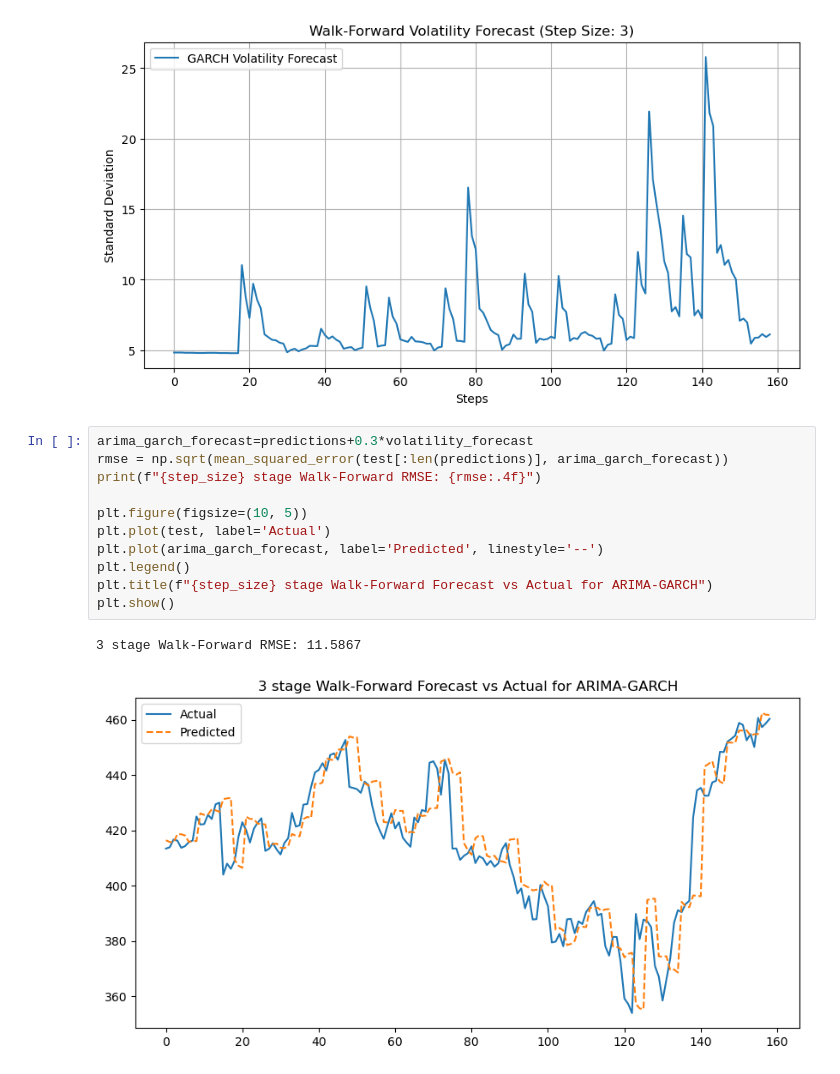
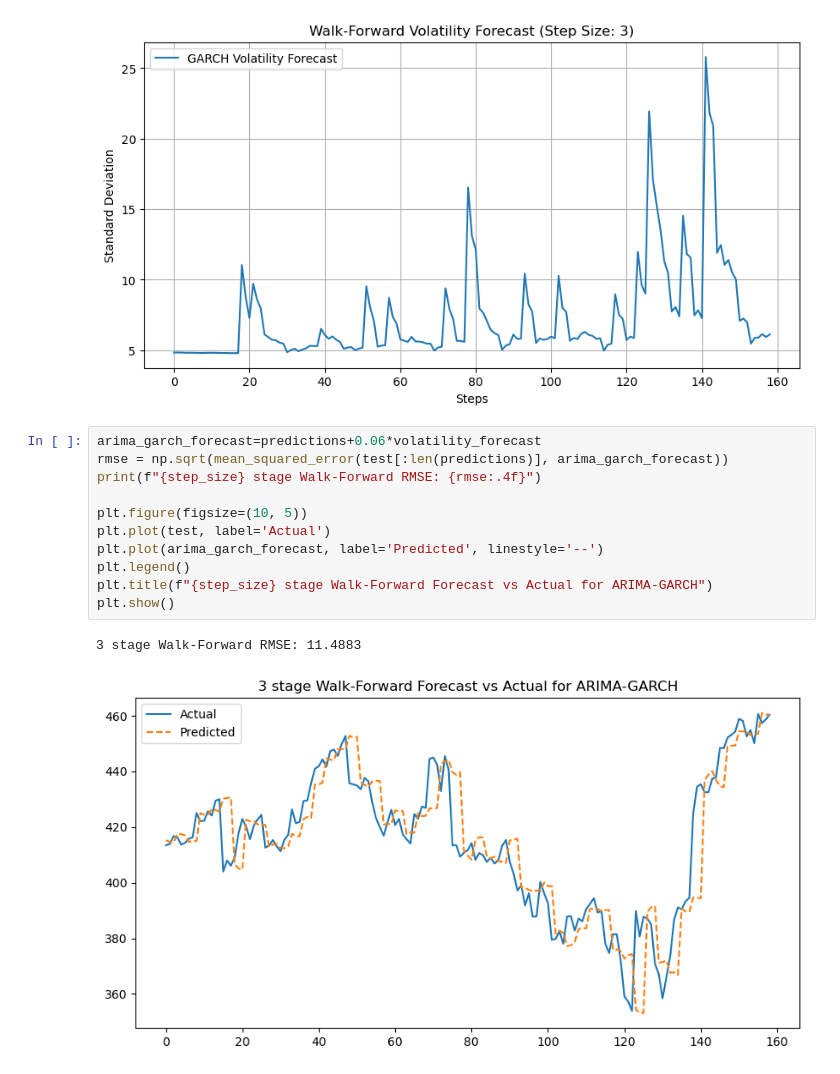
Before and after one commit to 035skt/ECO723, a Jupyter notebook: Analysis_12.ipynb, the cells around one changed output. Drawn from its saved outputs; the diff is of its cells as text.

```diff
--- a/Analysis_12.ipynb
+++ b/Analysis_12.ipynb
@@ -482,16 +482,16 @@ plt.show()
 # %% [output]
 [figure]
 # %%
-arima_garch_forecast=predictions+0.3*volatility_forecast
+arima_garch_forecast=predictions+0.06*volatility_forecast
 rmse = np.sqrt(mean_squared_error(test[:len(predictions)], arima_garch_forecast))
 print(f"{step_size} stage Walk-Forward RMSE: {rmse:.4f}")
 
 plt.figure(figsize=(10, 5))
 plt.plot(test, label='Actual')
 plt.plot(arima_garch_forecast, label='Predicted', linestyle='--')
 plt.legend()
 plt.title(f"{step_size} stage Walk-Forward Forecast vs Actual for ARIMA-GARCH")
 plt.show()
 # %% [output]
-3 stage Walk-Forward RMSE: 11.5867
+3 stage Walk-Forward RMSE: 11.4883
-[figure, old version]
+[figure, new version]
```
Also changed, not shown: 2 other files.
